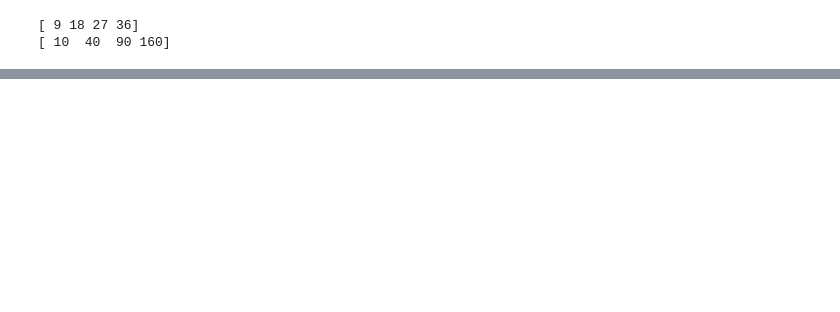
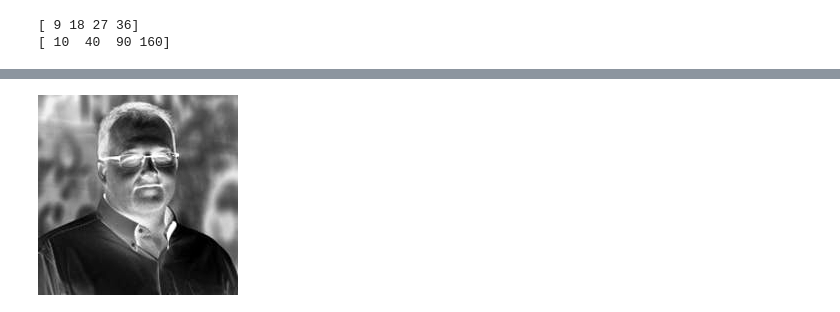
Before and after one commit to pedrozenatte/ciencia-de-dados-estudo, a Jupyter notebook: introducao-ciencia-de-dados/modulo-1/6_matriz_manipulacao.ipynb, the cells around one changed output, grey strips where cells are left out. Saved outputs shown, nothing was run; the diff lists cells and outputs as text; code cells hidden in the pictures; blank space fills up the shorter version.

```diff
--- a/introducao-ciencia-de-dados/modulo-1/6_matriz_manipulacao.ipynb
+++ b/introducao-ciencia-de-dados/modulo-1/6_matriz_manipulacao.ipynb
@@ -39,0 +171,5 @@ print(celsius)
+# %%
+# Agora, podemos converter essa imagem PIL em uma matriz numpy
+matriz_img = np.array(img)
+print(matriz_img.shape)
+matriz_img
@@ -39,0 +190,6 @@ print(celsius)
+# %%
+# Vamos inverter as cores dessa imagem usando uma matriz numpy
+
+# Vamos criar uma matriz com a mesma forma:
+inverter = np.full(matriz_img.shape, 255)
+print(inverter)
@@ -39,0 +204,8 @@ print(celsius)
+# %%
+# Agora vamos subtrair isso da imagem
+
+matriz_modificada = (matriz_img - inverter) * -1
+
+# Vamos dizer ao numpy que defina o valor do tipo de dados corretamente
+matriz_modificada = matriz_modificada.astype(np.uint8)
+matriz_modificada
@@ -39,0 +220,6 @@ print(celsius)
+# %%
+# Vamos exibir essa nova matriz. Podemos fazer isso usando a função fromarray() e a PIL para converter a matriz em um objeto que poderá ser renderizado.matriz_modificada
+
+display(Image.fromarray(matriz_modificada))
+# %% [output]
+[figure, added]
```
Also changed, not shown: parts of 24 cells of this notebook.
